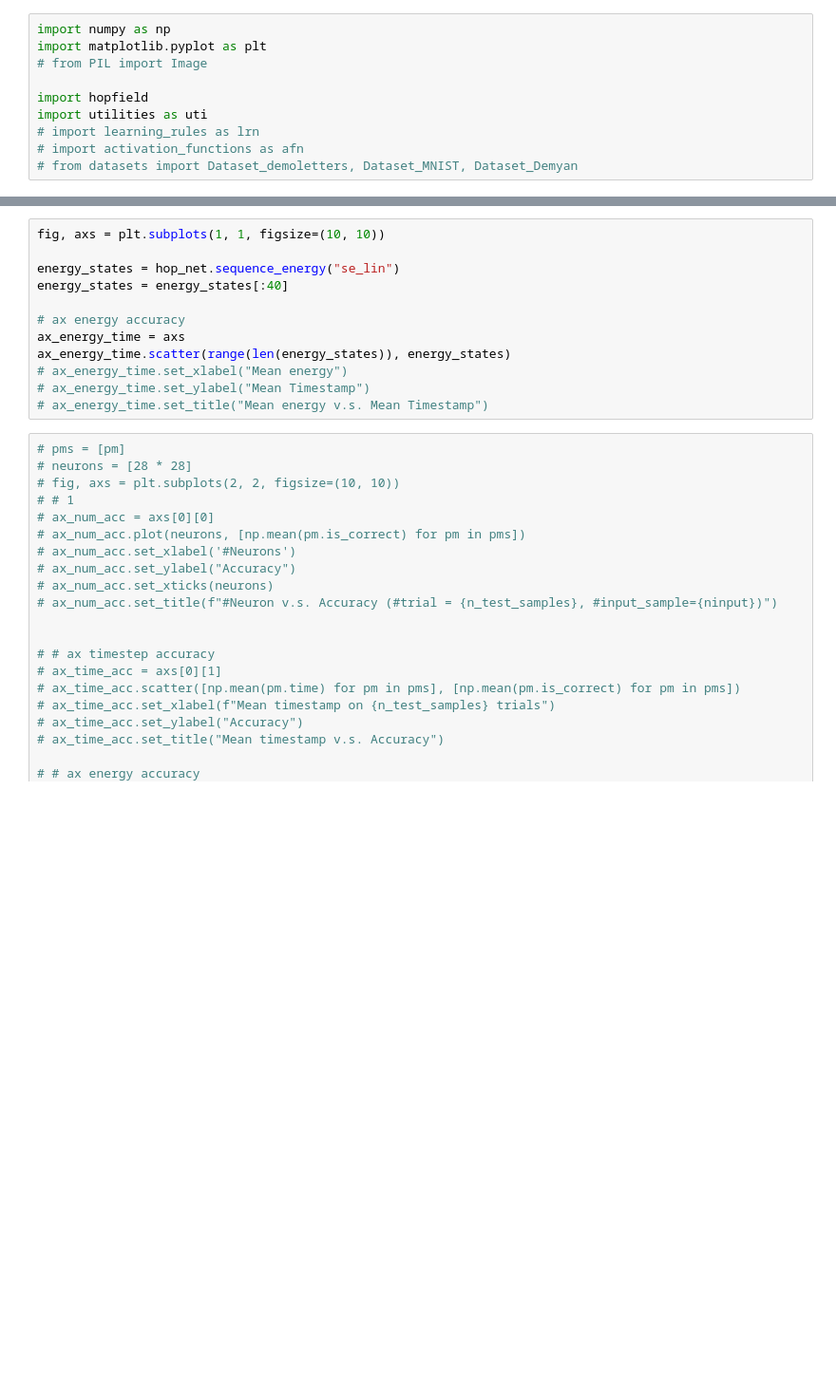
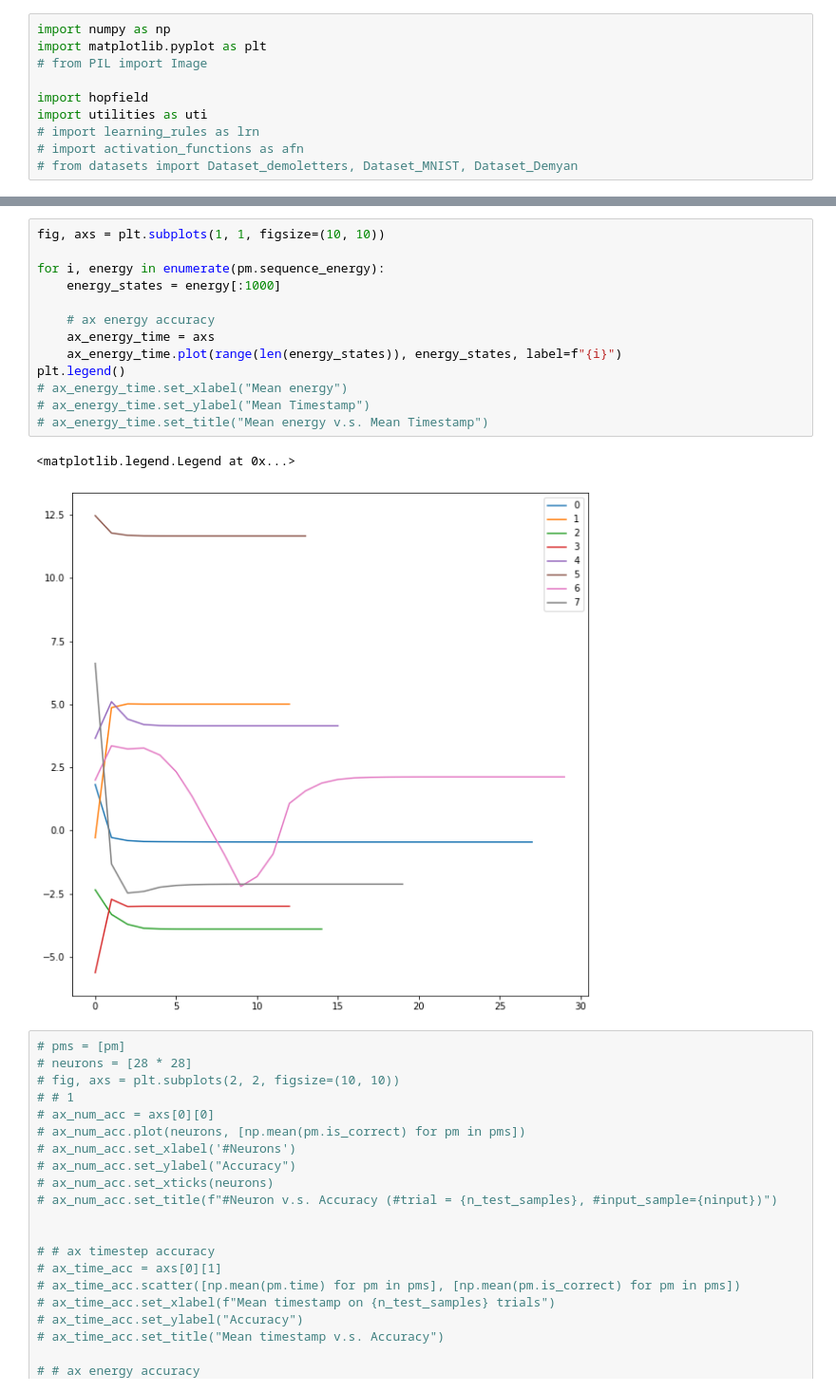
Before and after one commit to doomgutt/NMA-CN-2022-Project--Group-A---Attractor-Networks, a Jupyter notebook: v2 - noise.ipynb, the cells around one changed output, grey strips where cells are left out. Shown at 95% size. Saved outputs shown, nothing was run; the diff lists cells and outputs as text; blank space fills up the shorter version.

```diff
--- a/v2 - noise.ipynb
+++ b/v2 - noise.ipynb
@@ -29,15 +40,19 @@ pm = hop_net.run(white_noise_dataset, iterations=1000, lr="hebbian",af="async_ta
 # %%
 fig, axs = plt.subplots(1, 1, figsize=(10, 10))
 
-energy_states = hop_net.sequence_energy("se_lin")
-energy_states = energy_states[:40]
+for i, energy in enumerate(pm.sequence_energy):
+    energy_states = energy[:1000]
 
-# ax energy accuracy
-ax_energy_time = axs
-ax_energy_time.scatter(range(len(energy_states)), energy_states)
+    # ax energy accuracy
+    ax_energy_time = axs
+    ax_energy_time.plot(range(len(energy_states)), energy_states, label=f"{i}")
+plt.legend()
 # ax_energy_time.set_xlabel("Mean energy")
 # ax_energy_time.set_ylabel("Mean Timestamp")
 # ax_energy_time.set_title("Mean energy v.s. Mean Timestamp")
+# %% [output]
+<matplotlib.legend.Legend at 0x...>
+[figure, added]
 # %%
 # pms = [pm]
 # neurons = [28 * 28]
```
Also changed, not shown: parts of 2 cells of this notebook, 5 other files.
